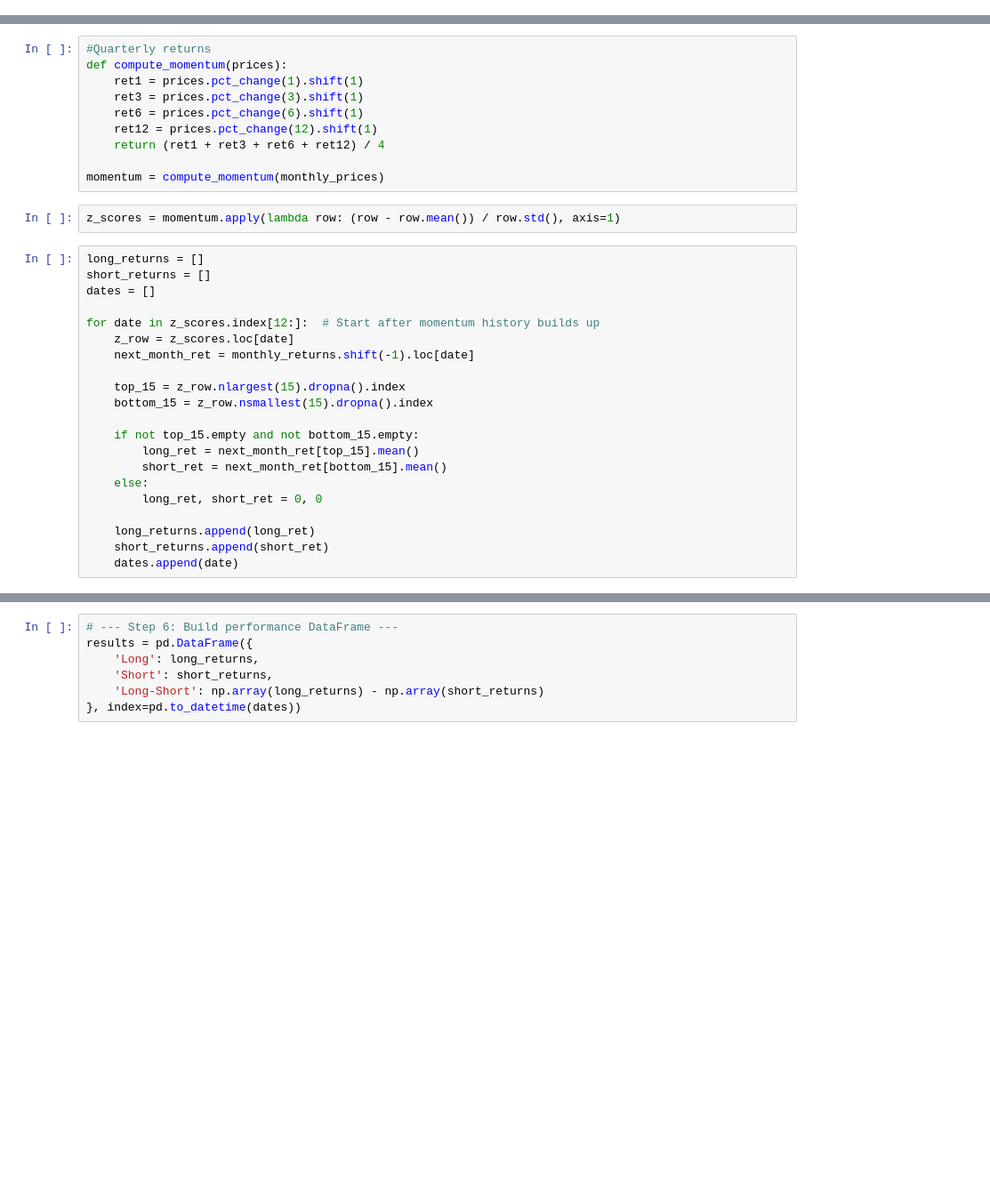
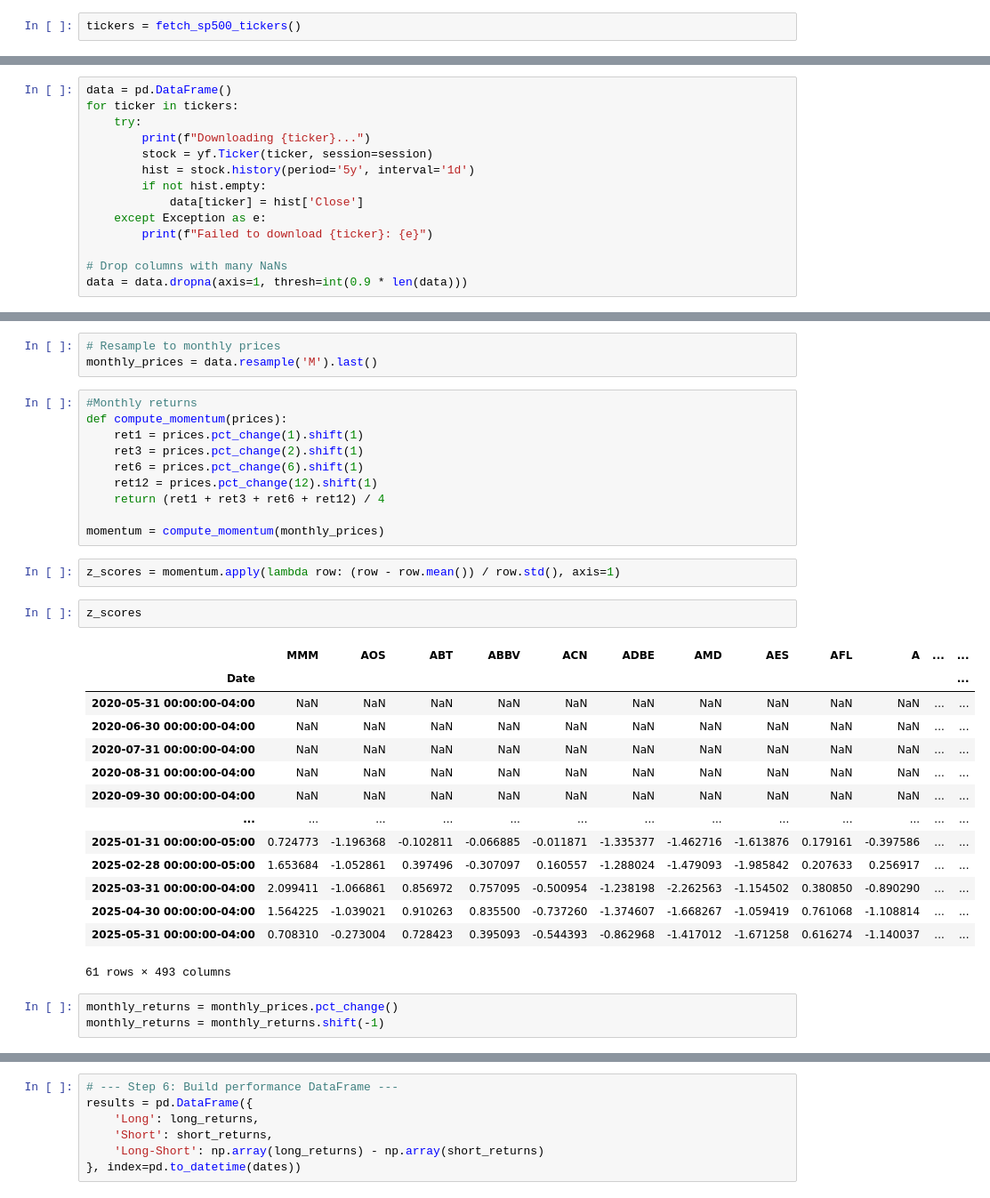
Before and after one commit to sschneidinger/sschneidinger, a Jupyter notebook: Project 3/Final Project.ipynb, the cells around one changed output, grey strips where cells are left out. Shown at 89% size. Drawn from its saved outputs; the diff is of its cells as text; blank space fills up the shorter version.

```diff
--- a/Project 3/Final Project.ipynb
+++ b/Project 3/Final Project.ipynb
@@ -24 +31,3 @@ def fetch_sp500_tickers():
+# %%
+tickers = fetch_sp500_tickers()
 # %%
@@ -36,0 +35,14 @@ assets = assets.dropna()
+# %%
+data = pd.DataFrame()
+for ticker in tickers:
+    try:
+        print(f"Downloading {ticker}...")
+        stock = yf.Ticker(ticker, session=session)
+        hist = stock.history(period='5y', interval='1d')
+        if not hist.empty:
+            data[ticker] = hist['Close']
+    except Exception as e:
+        print(f"Failed to download {ticker}: {e}")
+
+# Drop columns with many NaNs
+data = data.dropna(axis=1, thresh=int(0.9 * len(data)))
@@ -37,8 +83,11 @@ assets = assets.dropna()
+# %%
+# Resample to monthly prices
+monthly_prices = data.resample('M').last()
 # %%
-#Quarterly returns
+#Monthly returns
 def compute_momentum(prices):
     ret1 = prices.pct_change(1).shift(1)
-    ret3 = prices.pct_change(3).shift(1)
+    ret3 = prices.pct_change(2).shift(1)
     ret6 = prices.pct_change(6).shift(1)
     ret12 = prices.pct_change(12).shift(1)
     return (ret1 + ret3 + ret6 + ret12) / 4
@@ -46,24 +95,23 @@ def compute_momentum(prices):
 momentum = compute_momentum(monthly_prices)
 # %%
 z_scores = momentum.apply(lambda row: (row - row.mean()) / row.std(), axis=1)
-# %%
-long_returns = []
-short_returns = []
-dates = []
-
-for date in z_scores.index[12:]:  # Start after momentum history builds up
-    z_row = z_scores.loc[date]
-    next_month_ret = monthly_returns.shift(-1).loc[date]
-
-    top_15 = z_row.nlargest(15).dropna().index
-    bottom_15 = z_row.nsmallest(15).dropna().index
-
-    if not top_15.empty and not bottom_15.empty:
-        long_ret = next_month_ret[top_15].mean()
-        short_ret = next_month_ret[bottom_15].mean()
-    else:
-        long_ret, short_ret = 0, 0
-
-    long_returns.append(long_ret)
-    short_returns.append(short_ret)
-    dates.append(date)
+# %%
+z_scores
+# %% [output]
+|  | MMM | AOS | ABT | ABBV | ACN | ADBE | AMD | AES | AFL | A | ... | ... |
+| Date |  |  |  |  |  |  |  |  |  |  |  | ... |
+| 2020-05-31 00:00:00-04:00 | NaN | NaN | NaN | NaN | NaN | NaN | NaN | NaN | NaN | NaN | ... | ... |
+| 2020-06-30 00:00:00-04:00 | NaN | NaN | NaN | NaN | NaN | NaN | NaN | NaN | NaN | NaN | ... | ... |
+| 2020-07-31 00:00:00-04:00 | NaN | NaN | NaN | NaN | NaN | NaN | NaN | NaN | NaN | NaN | ... | ... |
+| 2020-08-31 00:00:00-04:00 | NaN | NaN | NaN | NaN | NaN | NaN | NaN | NaN | NaN | NaN | ... | ... |
+| 2020-09-30 00:00:00-04:00 | NaN | NaN | NaN | NaN | NaN | NaN | NaN | NaN | NaN | NaN | ... | ... |
+| ... | ... | ... | ... | ... | ... | ... | ... | ... | ... | ... | ... | ... |
+| 2025-01-31 00:00:00-05:00 | 0.724773 | -1.196368 | -0.102811 | -0.066885 | -0.011871 | -1.335377 | -1.462716 | -1.613876 | 0.179161 | -0.397586 | ... | ... |
+| 2025-02-28 00:00:00-05:00 | 1.653684 | -1.052861 | 0.397496 | -0.307097 | 0.160557 | -1.288024 | -1.479093 | -1.985842 | 0.207633 | 0.256917 | ... | ... |
+| 2025-03-31 00:00:00-04:00 | 2.099411 | -1.066861 | 0.856972 | 0.757095 | -0.500954 | -1.238198 | -2.262563 | -1.154502 | 0.380850 | -0.890290 | ... | ... |
+| 2025-04-30 00:00:00-04:00 | 1.564225 | -1.039021 | 0.910263 | 0.835500 | -0.737260 | -1.374607 | -1.668267 | -1.059419 | 0.761068 | -1.108814 | ... | ... |
+| 2025-05-31 00:00:00-04:00 | 0.708310 | -0.273004 | 0.728423 | 0.395093 | -0.544393 | -0.862968 | -1.417012 | -1.671258 | 0.616274 | -1.140037 | ... | ... |
+61 rows × 493 columns
+# %%
+monthly_returns = monthly_prices.pct_change()
+monthly_returns = monthly_returns.shift(-1)
```
Also changed, not shown: parts of 10 cells of this notebook.
